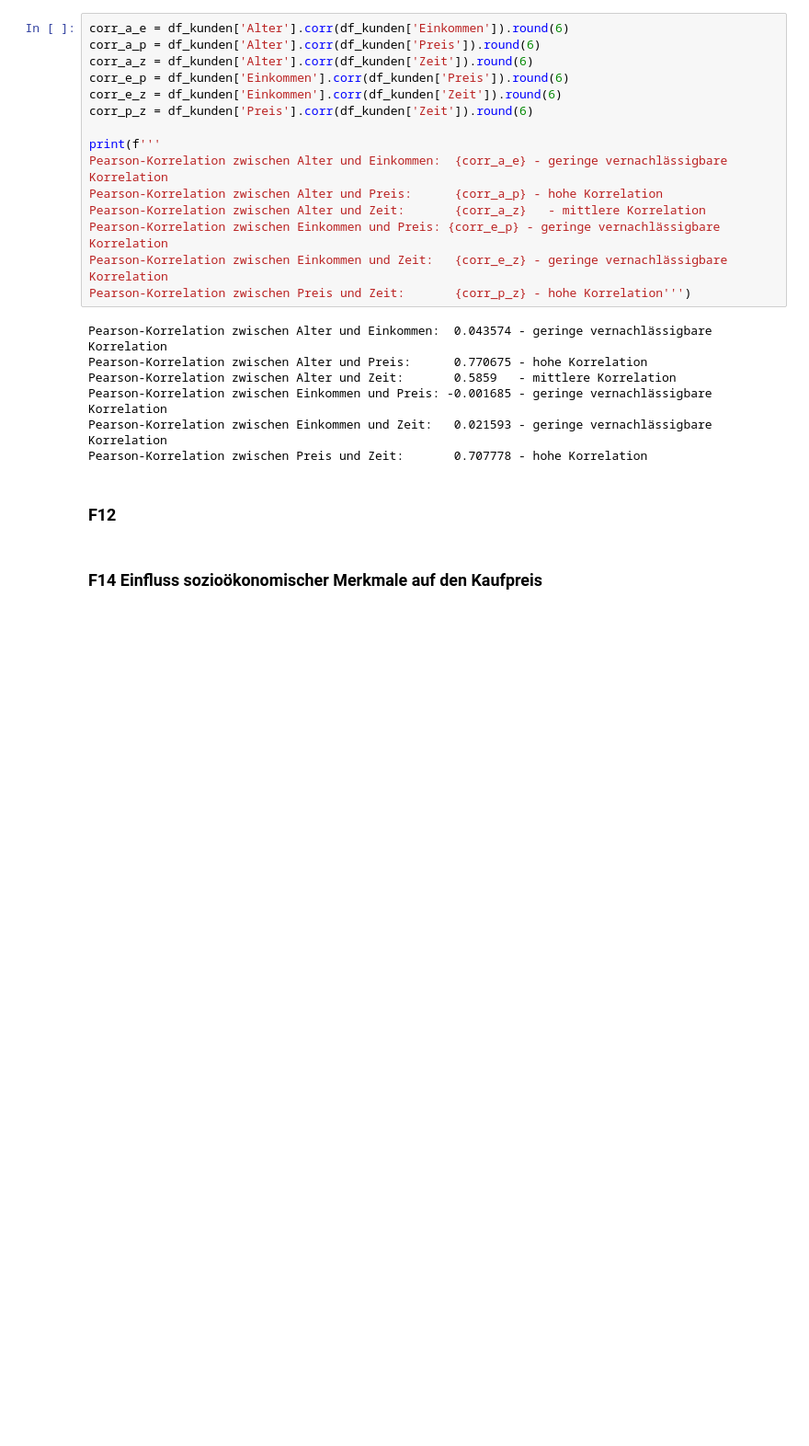
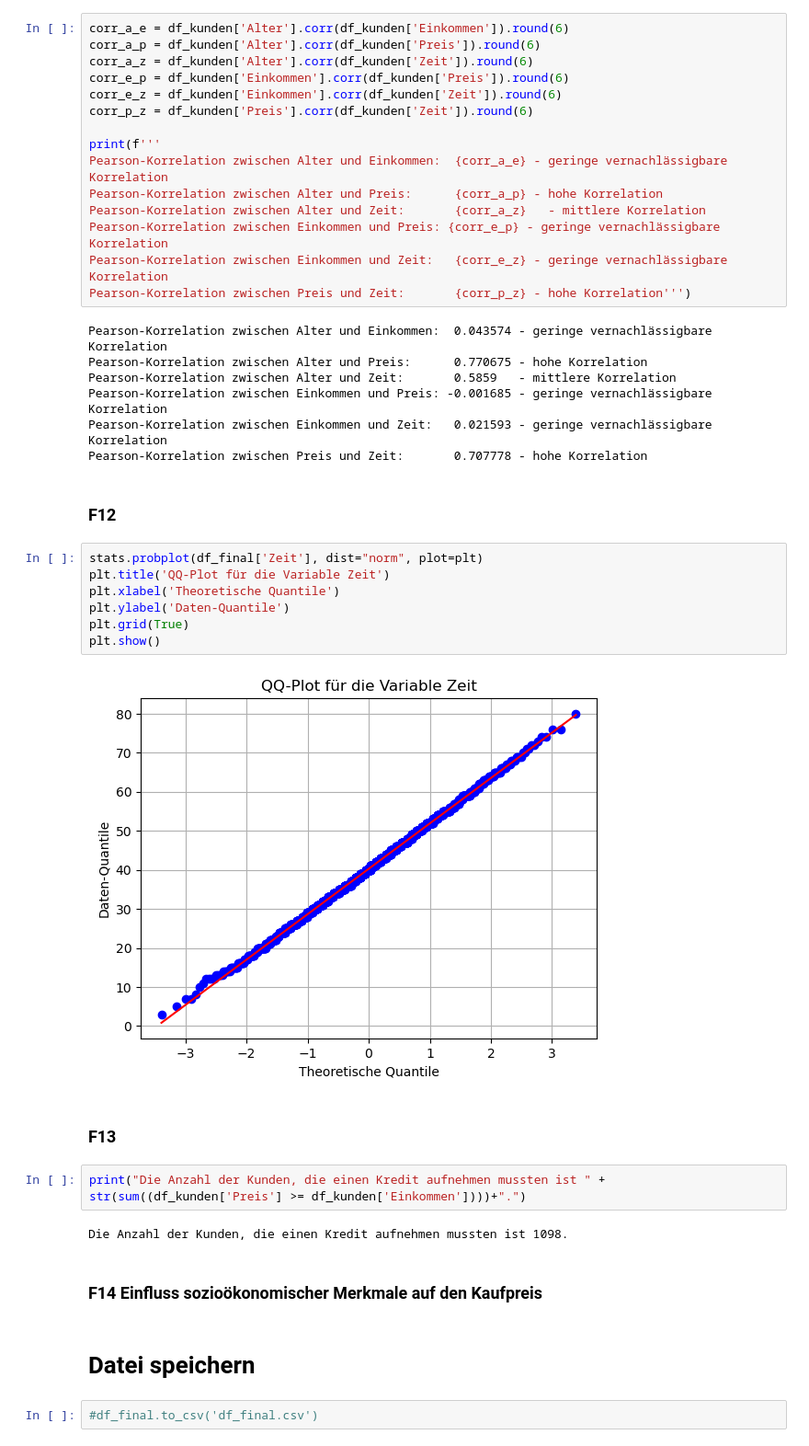
Before and after one commit to EWERLIA/final_projectSS24_Group7, a Jupyter notebook: presentation.ipynb, the cells around one changed output. Shown at 92% size. Cells and saved outputs as stored; diff of their text form; blank space fills up the shorter version.

Commit message:
df_finalaktualisiert

```diff
--- a/presentation.ipynb
+++ b/presentation.ipynb
@@ -279,5 +286,24 @@ Pearson-Korrelation zwischen Einkommen und Zeit:   0.021593 - geringe vernachlä
 Pearson-Korrelation zwischen Preis und Zeit:       0.707778 - hohe Korrelation
 # %% [markdown]
 ### F12
+# %%
+stats.probplot(df_final['Zeit'], dist="norm", plot=plt)
+plt.title('QQ-Plot für die Variable Zeit')
+plt.xlabel('Theoretische Quantile')
+plt.ylabel('Daten-Quantile')
+plt.grid(True)
+plt.show()
+# %% [output]
+[figure, added]
+# %% [markdown]
+### F13
+# %%
+print("Die Anzahl der Kunden, die einen Kredit aufnehmen mussten ist " + str(sum((df_kunden['Preis'] >= df_kunden['Einkommen'])))+".")
+# %% [output]
+Die Anzahl der Kunden, die einen Kredit aufnehmen mussten ist 1098.
 # %% [markdown]
 ### F14 Einfluss sozioökonomischer Merkmale auf den Kaufpreis
+# %% [markdown]
+# Datei speichern
+# %%
+#df_final.to_csv('df_final.csv')
```
Also changed, not shown: parts of 6 cells of this notebook, 1 other file.
